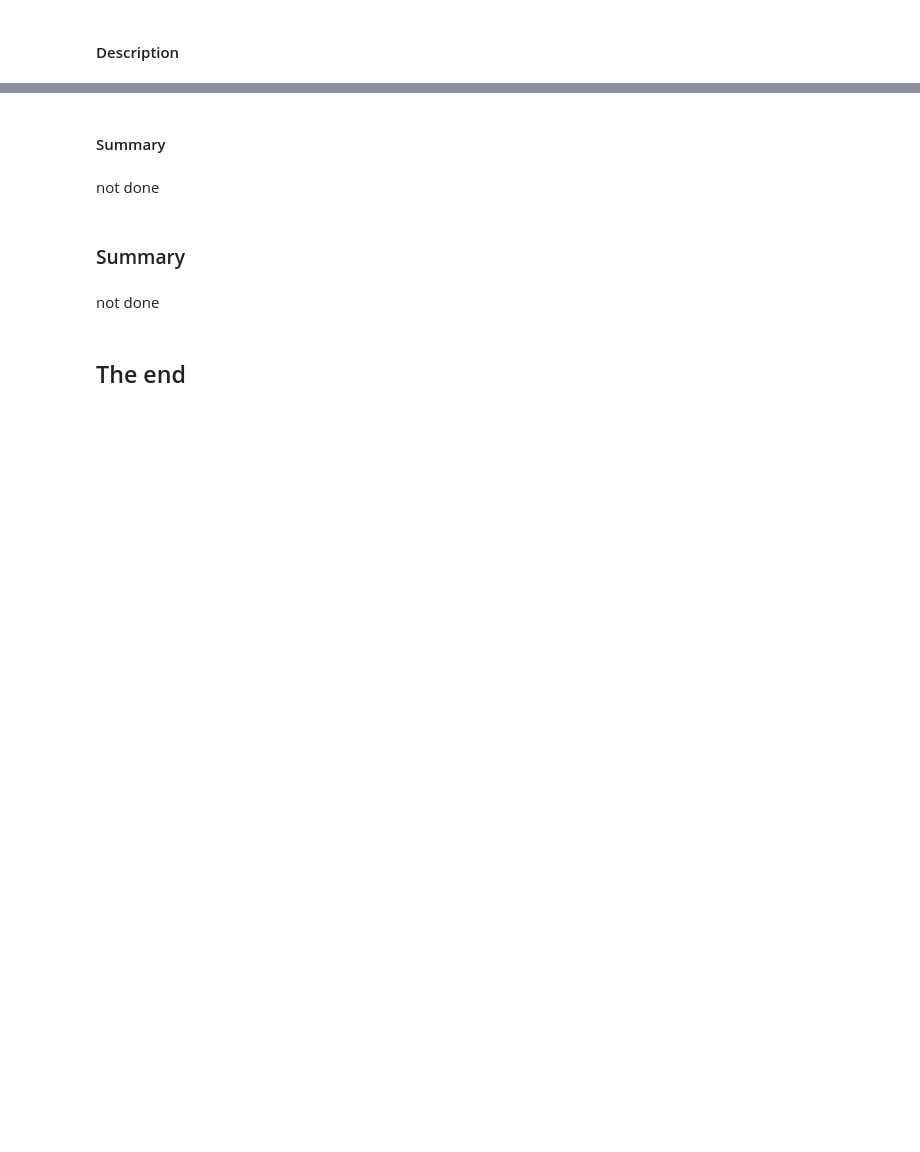
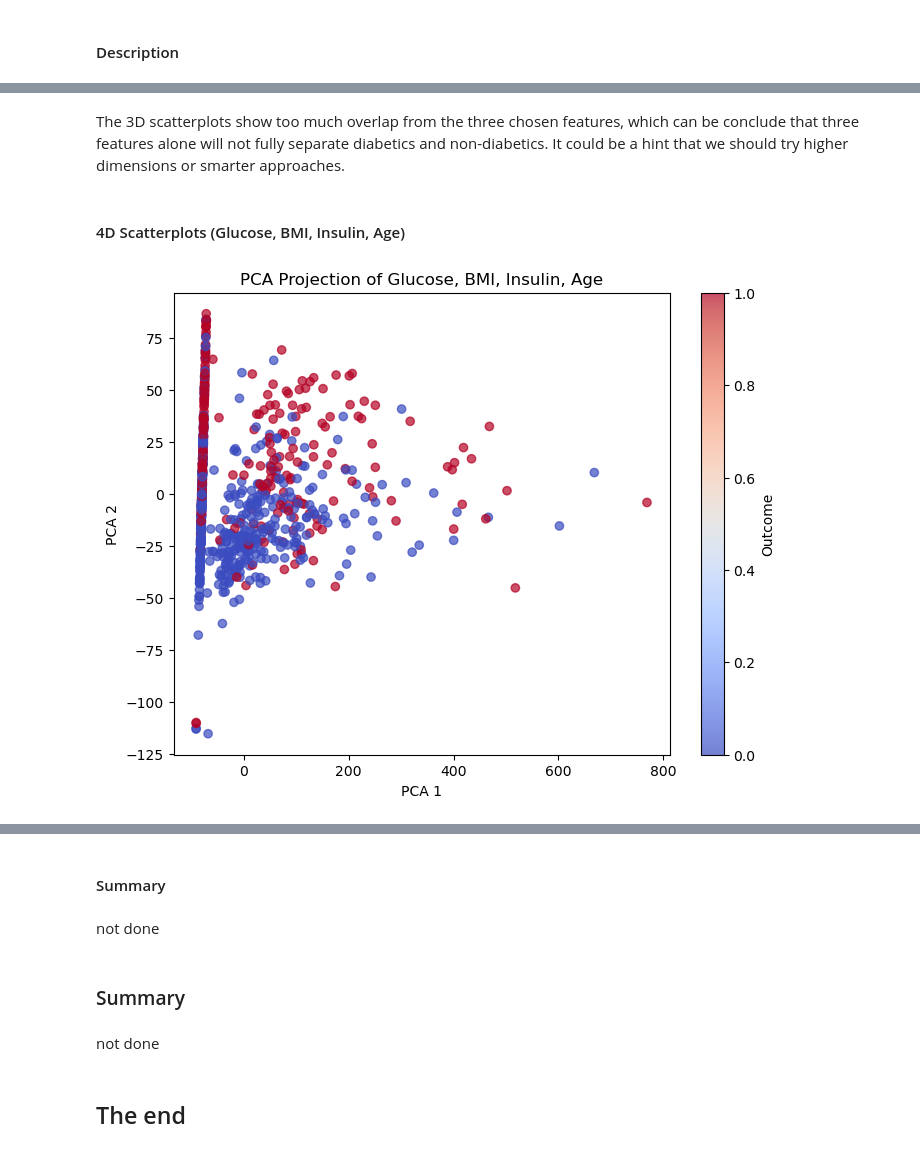
Before and after one commit to NguyenToanThang-kotaru/MachineLearningBasic_teamPJ, a Jupyter notebook: lab4/pima-indians-diabetes-20250920T154126Z-1-001/pima-indians-diabetes/multivariate.ipynb, the cells around one changed output, grey strips where cells are left out. Saved outputs shown, nothing was run; the diff lists cells and outputs as text; code cells hidden in the pictures; blank space fills up the shorter version.

```diff
--- a/lab4/pima-indians-diabetes-20250920T154126Z-1-001/pima-indians-diabetes/multivariate.ipynb
+++ b/lab4/pima-indians-diabetes-20250920T154126Z-1-001/pima-indians-diabetes/multivariate.ipynb
@@ -90,0 +143,24 @@ not done
+# %% [markdown]
+The 3D scatterplots show too much overlap from the three chosen features, which can be conclude that three features alone will not fully separate diabetics and non-diabetics. It could be a hint that we should try higher dimensions or smarter approaches.
+# %% [markdown]
+#### 4D Scatterplots (Glucose, BMI, Insulin, Age)
+# %%
+from sklearn.decomposition import PCA
+
+# pick your features
+X = df[['Glucose','BMI','Insulin','Age']]
+y = df['Outcome']
+
+# reduce to 2D with PCA
+pca = PCA(n_components=2)
+X_pca = pca.fit_transform(X)
+
+plt.figure(figsize=(8,6))
+plt.scatter(X_pca[:,0], X_pca[:,1], c=y, cmap='coolwarm', alpha=0.7)
+plt.xlabel('PCA 1')
+plt.ylabel('PCA 2')
+plt.title('PCA Projection of Glucose, BMI, Insulin, Age')
+plt.colorbar(label='Outcome')
+plt.show()
+# %% [output]
+[figure, added]
```
Also changed, not shown: parts of 23 cells of this notebook.
